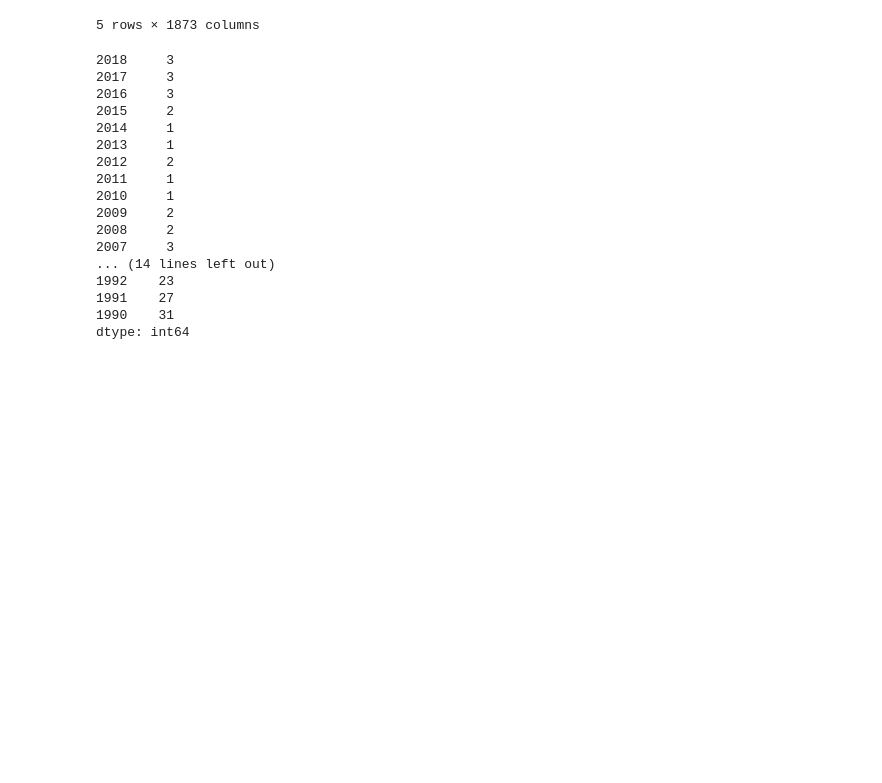
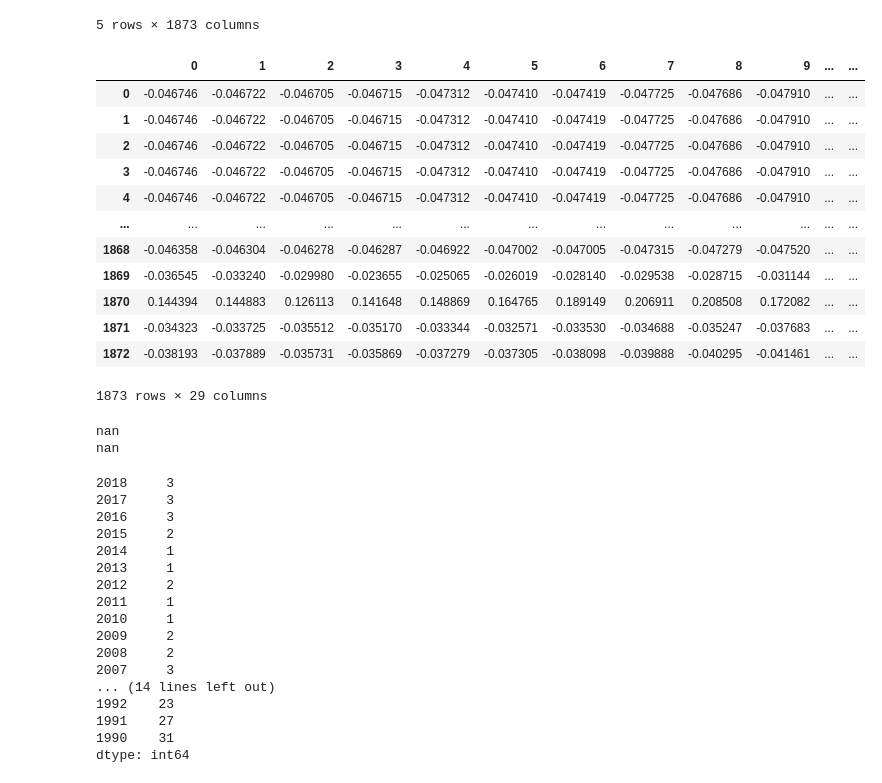
Before and after one commit to OxanaDrotieva/Methane_emissions_analysis, a Jupyter notebook: methane-emissions.ipynb, the cells around one changed output. Cells and saved outputs as stored; diff of their text form; code cells hidden in the pictures; blank space fills up the shorter version.

Commit message:
trying to scale the data

```diff
--- a/methane-emissions.ipynb
+++ b/methane-emissions.ipynb
@@ -424,5 +426,32 @@ merged.transpose().head()
 | 2015 | 10.85 | 62.82 | 2.18 | 0.0 | 0.0 | ... |
 | 2014 | 11.48 | 53.45 | 1.98 | 0.0 | 0.0 | ... |
 5 rows × 1873 columns
+# %%
+# Create the scaler instance
+data_scaler = StandardScaler()
+merged_data_scaled = data_scaler.fit_transform(merged)
+merged_data_scaled[:5]
+merged_data_scaled_df = pd.DataFrame(merged_data_scaled)
+merged_data_scaled_df
+# %% [output]
+|  | 0 | 1 | 2 | 3 | 4 | 5 | 6 | 7 | 8 | 9 | ... | ... |
+| 0 | -0.046746 | -0.046722 | -0.046705 | -0.046715 | -0.047312 | -0.047410 | -0.047419 | -0.047725 | -0.047686 | -0.047910 | ... | ... |
+| 1 | -0.046746 | -0.046722 | -0.046705 | -0.046715 | -0.047312 | -0.047410 | -0.047419 | -0.047725 | -0.047686 | -0.047910 | ... | ... |
+| 2 | -0.046746 | -0.046722 | -0.046705 | -0.046715 | -0.047312 | -0.047410 | -0.047419 | -0.047725 | -0.047686 | -0.047910 | ... | ... |
+| 3 | -0.046746 | -0.046722 | -0.046705 | -0.046715 | -0.047312 | -0.047410 | -0.047419 | -0.047725 | -0.047686 | -0.047910 | ... | ... |
+| 4 | -0.046746 | -0.046722 | -0.046705 | -0.046715 | -0.047312 | -0.047410 | -0.047419 | -0.047725 | -0.047686 | -0.047910 | ... | ... |
+| ... | ... | ... | ... | ... | ... | ... | ... | ... | ... | ... | ... | ... |
+| 1868 | -0.046358 | -0.046304 | -0.046278 | -0.046287 | -0.046922 | -0.047002 | -0.047005 | -0.047315 | -0.047279 | -0.047520 | ... | ... |
+| 1869 | -0.036545 | -0.033240 | -0.029980 | -0.023655 | -0.025065 | -0.026019 | -0.028140 | -0.029538 | -0.028715 | -0.031144 | ... | ... |
+| 1870 | 0.144394 | 0.144883 | 0.126113 | 0.141648 | 0.148869 | 0.164765 | 0.189149 | 0.206911 | 0.208508 | 0.172082 | ... | ... |
+| 1871 | -0.034323 | -0.033725 | -0.035512 | -0.035170 | -0.033344 | -0.032571 | -0.033530 | -0.034688 | -0.035247 | -0.037683 | ... | ... |
+| 1872 | -0.038193 | -0.037889 | -0.035731 | -0.035869 | -0.037279 | -0.037305 | -0.038098 | -0.039888 | -0.040295 | -0.041461 | ... | ... |
+1873 rows × 29 columns
+# %%
+print(np.mean(merged_data_scaled[:,0]))
+print(np.std(merged_data_scaled[:,0]))
+# %% [output]
+nan
+nan
 # %%
 # Exporting merged_transposed data in csv to get null values
```
Also changed, not shown: parts of 9 cells of this notebook.
